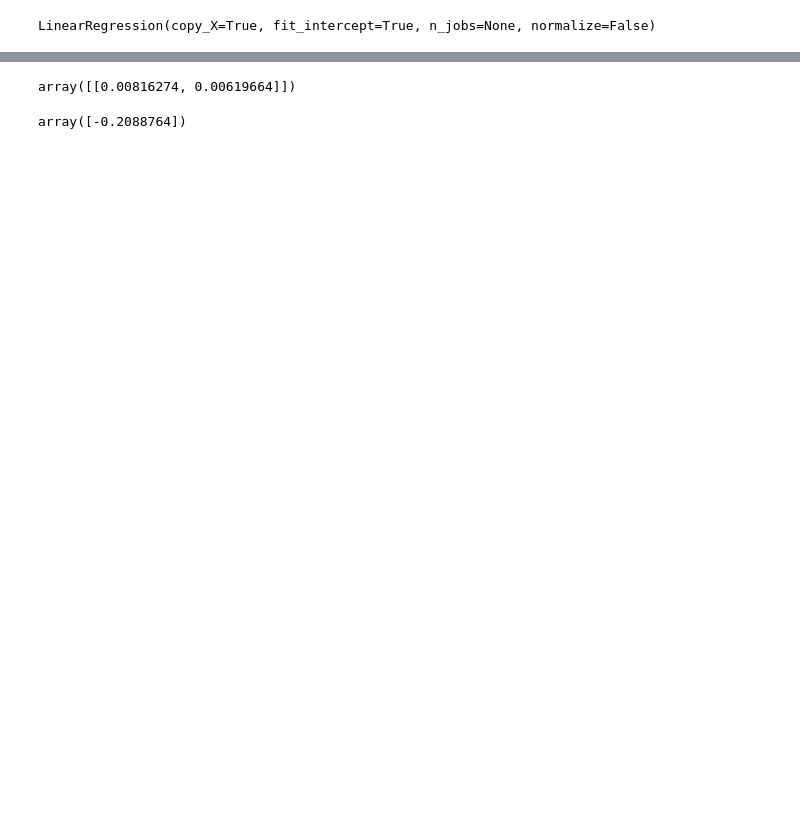
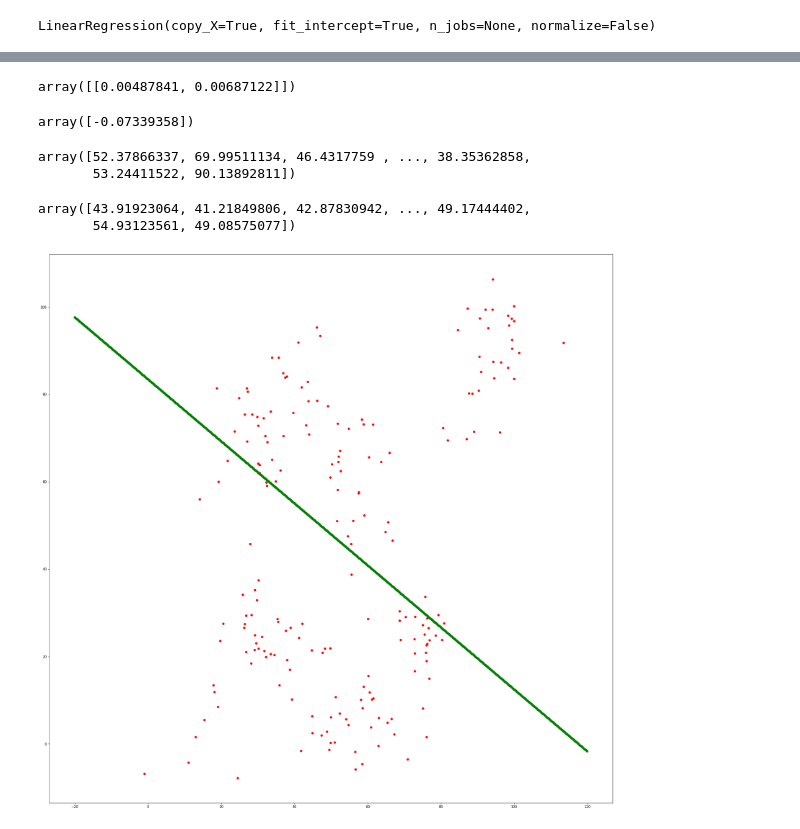
Before and after one commit to tarik0219/CS_PSL, a Jupyter notebook: Assignment_1/test_gaussian_distribution.ipynb, the cells around one changed output, grey strips where cells are left out. Saved outputs shown, nothing was run; the diff lists cells and outputs as text; code cells hidden in the pictures; blank space fills up the shorter version.

```diff
--- a/Assignment_1/test_gaussian_distribution.ipynb
+++ b/Assignment_1/test_gaussian_distribution.ipynb
@@ -59,3 +61,5 @@ data_X[5100:,0] = y1
 data_X[5100:,1] = y2
 data_y[0:5100] = 0
 data_y[5100:] = 1
+# %%
+X_train, X_test, y_train, y_test = train_test_split(data_X, data_y, test_size=(200/10200), random_state=42)
@@ -62,6 +70,6 @@ data_y[5100:] = 1
 # %%
 regr = linear_model.LinearRegression()
 # %%
-regr.fit(data_X, data_y)
+regr.fit(X_train, y_train)
 # %% [output]
 LinearRegression(copy_X=True, fit_intercept=True, n_jobs=None, normalize=False)
@@ -68,8 +91,32 @@ LinearRegression(copy_X=True, fit_intercept=True, n_jobs=None, normalize=False)
 # %%
 regr.coef_
 # %% [output]
-array([[0.00816274, 0.00619664]])
+array([[0.00487841, 0.00687122]])
 # %%
 regr.intercept_
 # %% [output]
-array([-0.2088764])
+array([-0.07339358])
+# %%
+x_plot = np.arange(start=-20, stop=120, step=.1)
+y_plot = (.5 - regr.intercept_[0] - (x_plot * regr.coef_[0][0])) /  regr.coef_[0][1]
+# %%
+X_train[:,0]
+# %% [output]
+array([52.37866337, 69.99511134, 46.4317759 , ..., 38.35362858,
+       53.24411522, 90.13892811])
+# %%
+x1
+# %% [output]
+array([43.91923064, 41.21849806, 42.87830942, ..., 49.17444402,
+       54.93123561, 49.08575077])
+# %%
+fig, axes = plt.subplots(1, 1)
+#plt.plot(x1,x2,'ro')
+#plt.plot(y1,y2,'bo')
+plt.plot(X_test[:,0],X_test[:,1],"ro")
+plt.plot(x_plot,y_plot,'go')
+fig.set_size_inches(30, 30)
+plt.savefig('fig1.jpg')
+plt.show()
+# %% [output]
+[figure, added]
```
Also changed, not shown: parts of 6 cells of this notebook, 1 other file.
